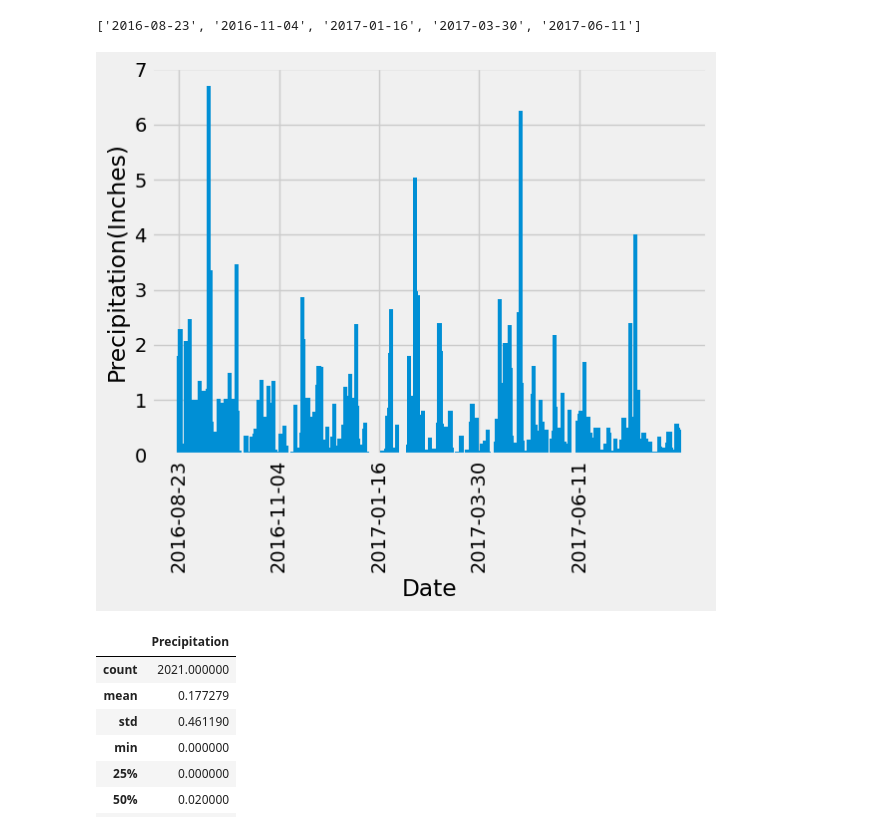
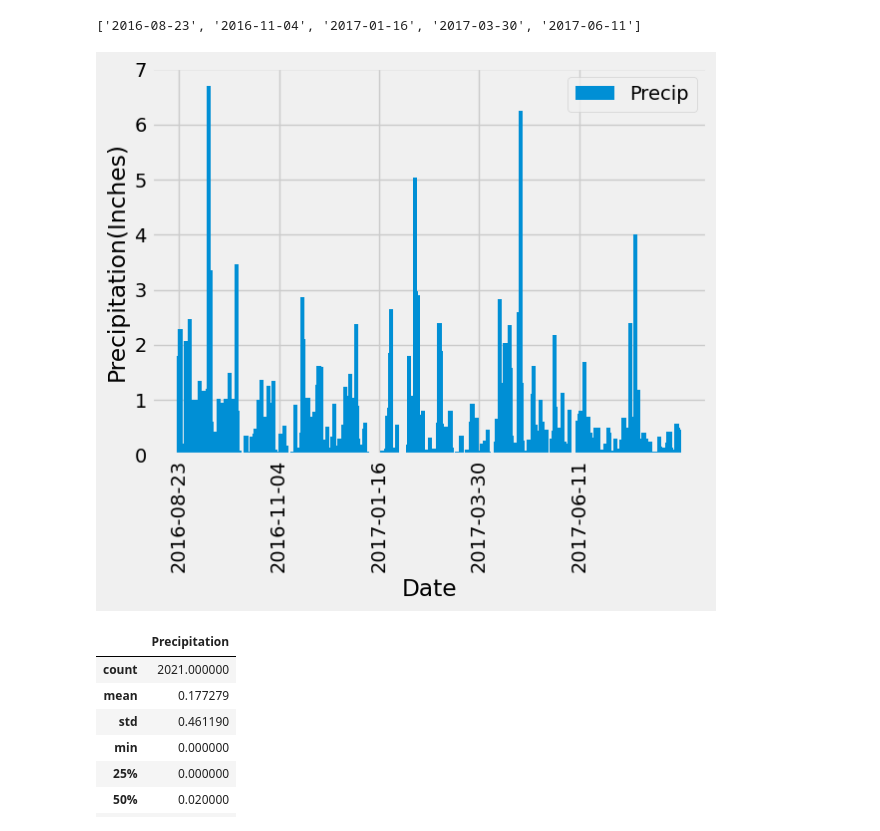
Before and after one commit to adinger1/sqlalchemy-challenge, a Jupyter notebook: SurfsUp/climate_starter.ipynb, the cells around one changed output. Cells and saved outputs as stored; diff of their text form; code cells hidden in the pictures.

```diff
--- a/SurfsUp/climate_starter.ipynb
+++ b/SurfsUp/climate_starter.ipynb
@@ -135,13 +140,14 @@ x_ticks
 # %% [output]
 ['2016-08-23', '2016-11-04', '2017-01-16', '2017-03-30', '2017-06-11']
 # %%
-plt.bar(precip_df["Date"],precip_df["Precipitation"],width=3)
+plt.bar(precip_df["Date"],precip_df["Precipitation"],width=3,capstyle='round')
 plt.xlabel("Date")
 plt.ylabel("Precipitation(Inches)")
 plt.xticks(ticks=[x for x in range(0,365,increment)],labels = x_ticks,rotation=90)
+plt.legend(["Precip"],loc='upper right')
 plt.show()
 # %% [output]
-[figure, old version]
+[figure, new version]
 # %%
 # Use Pandas to calculate the summary statistics for the precipitation data
 precip_df.describe()
```
Also changed, not shown: parts of 5 cells of this notebook, 1 other file.
